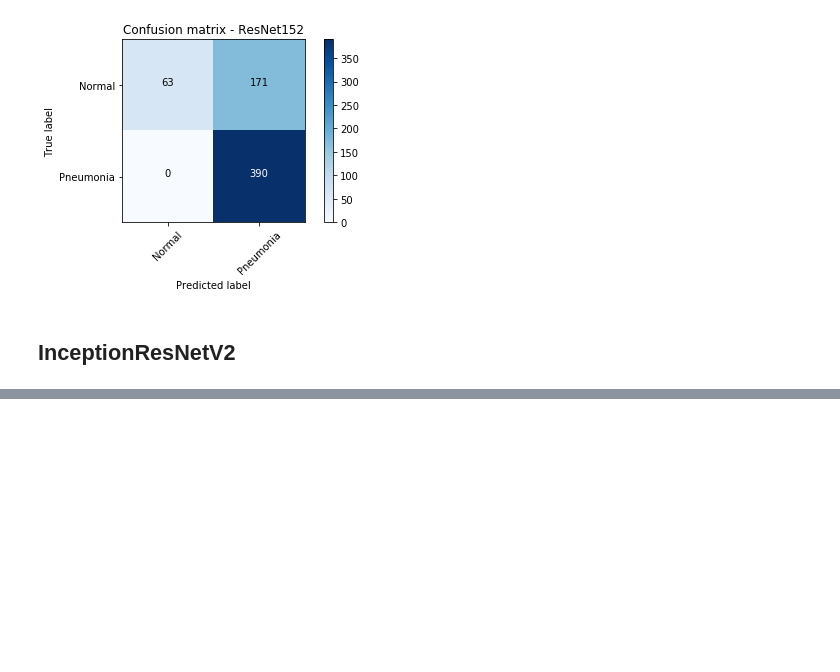
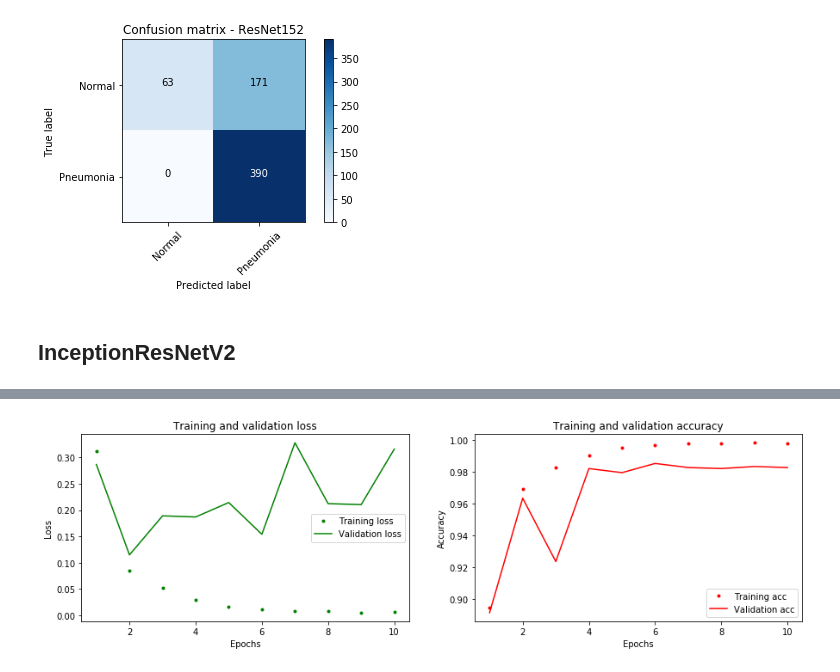
Before and after one commit to albertum1/xray-image-classification, a Jupyter notebook: project.ipynb, the cells around one changed output, grey strips where cells are left out. Saved outputs shown, nothing was run; the diff lists cells and outputs as text; code cells hidden in the pictures; blank space fills up the shorter version.

Commit message:
ran more models and decided our final model

```diff
--- a/project.ipynb
+++ b/project.ipynb
@@ -494,3 +495,5 @@ Confusion matrix, without normalization
 [figure]
 # %% [markdown]
 ## InceptionResNetV2
+# %%
+irn_mod, irn_plot = train_model(InceptionResNetV2, 'sgd', ['accuracy', tf.metrics.Recall()], (128,128,3), ep = 10)
@@ -496,0 +530,4 @@ Confusion matrix, without normalization
+# %%
+plott(irn_plot)
+# %% [output]
+[figure, added]
```
Also changed, not shown: parts of 37 cells of this notebook, 13 other files.
